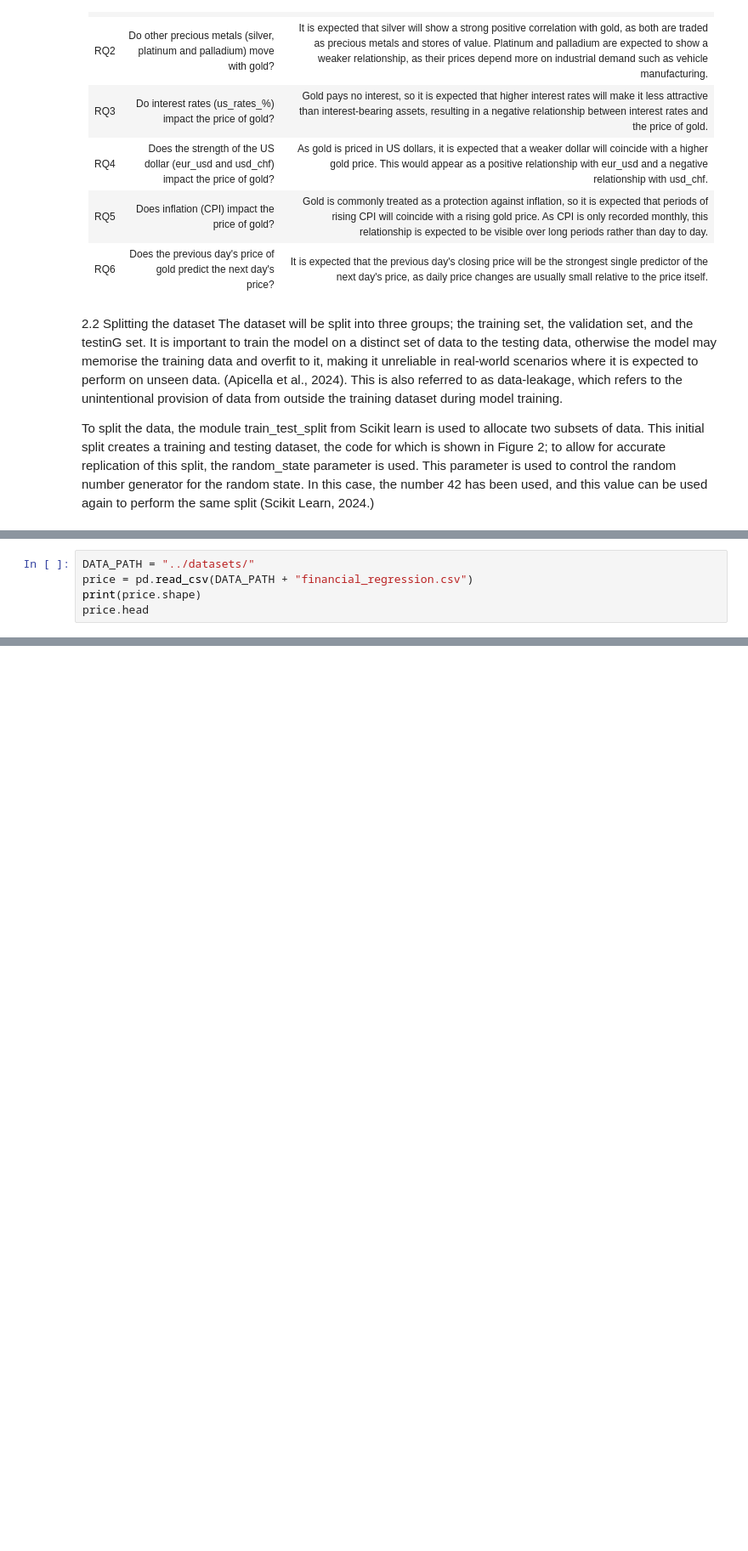
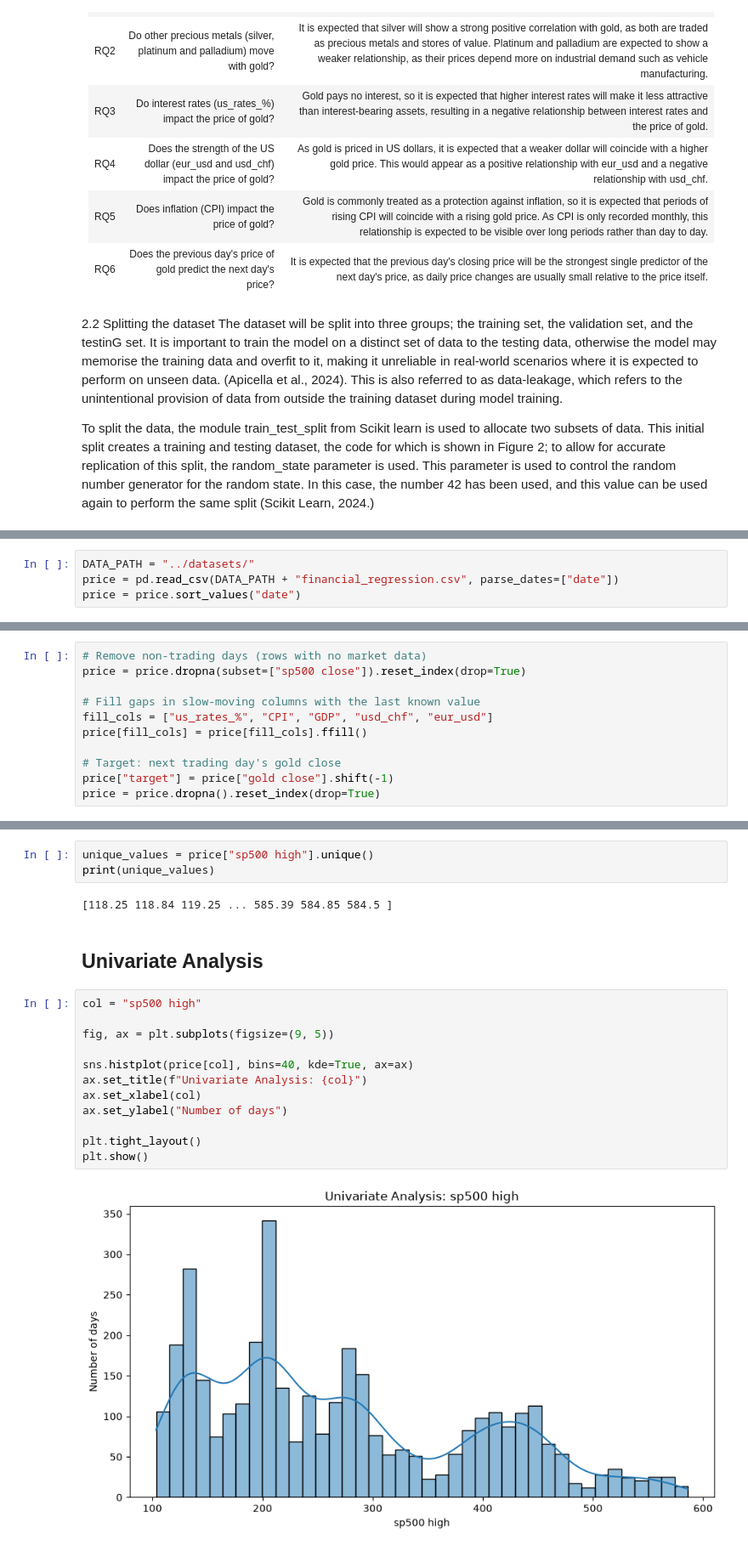
Before and after one commit to ayoajimuda/machine-learning, a Jupyter notebook: notebooks/gold_price.ipynb, the cells around one changed output, grey strips where cells are left out. Shown at 85% size. Drawn from its saved outputs; the diff is of its cells as text; blank space fills up the shorter version.

```diff
--- a/notebooks/gold_price.ipynb
+++ b/notebooks/gold_price.ipynb
@@ -87,5 +96,4 @@ from sklearn.metrics import mean_absolute_error, mean_squared_error, r2_score
 # %%
 DATA_PATH = "../datasets/"
-price = pd.read_csv(DATA_PATH + "financial_regression.csv")
-print(price.shape)
-price.head
+price = pd.read_csv(DATA_PATH + "financial_regression.csv", parse_dates=["date"])
+price = price.sort_values("date")
@@ -110,0 +100,11 @@ price.head
+# %%
+# Remove non-trading days (rows with no market data)
+price = price.dropna(subset=["sp500 close"]).reset_index(drop=True)
+
+# Fill gaps in slow-moving columns with the last known value
+fill_cols = ["us_rates_%", "CPI", "GDP", "usd_chf", "eur_usd"]
+price[fill_cols] = price[fill_cols].ffill()
+
+# Target: next trading day's gold close
+price["target"] = price["gold close"].shift(-1)
+price = price.dropna().reset_index(drop=True)
@@ -110,0 +174,21 @@ price.head
+# %%
+unique_values = price["sp500 high"].unique()
+print(unique_values)
+# %% [output]
+[118.25 118.84 119.25 ... 585.39 584.85 584.5 ]
+# %% [markdown]
+## Univariate Analysis
+# %%
+col = "sp500 high"
+
+fig, ax = plt.subplots(figsize=(9, 5))
+
+sns.histplot(price[col], bins=40, kde=True, ax=ax)
+ax.set_title(f"Univariate Analysis: {col}")
+ax.set_xlabel(col)
+ax.set_ylabel("Number of days")
+
+plt.tight_layout()
+plt.show()
+# %% [output]
+[figure, added]
```
Also changed, not shown: parts of 11 cells of this notebook, 2 other files.
